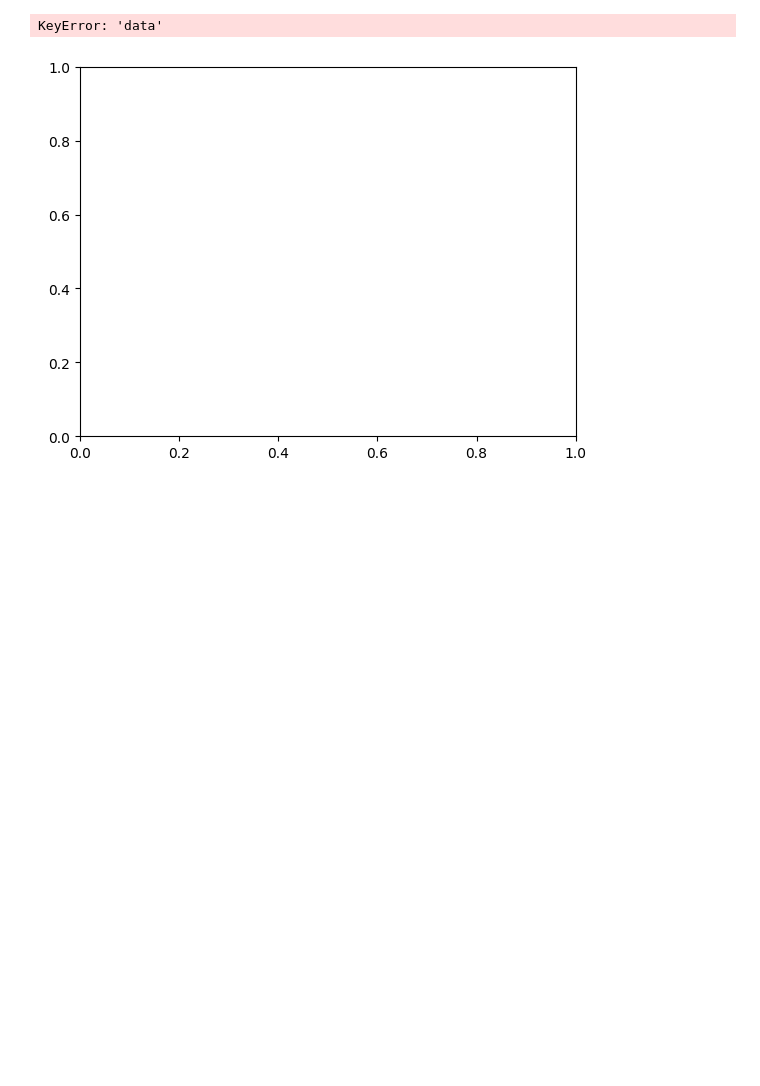
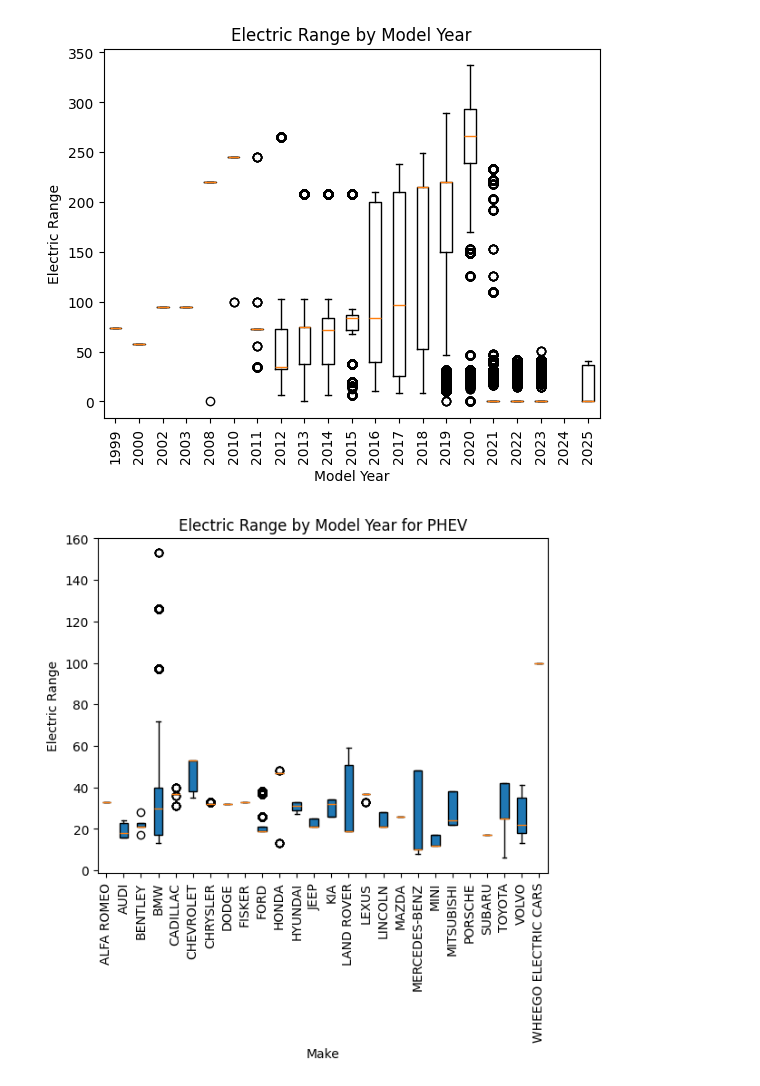
Before and after one commit to denper19/electric_vehicle_analysis, a Jupyter notebook: visual.ipynb, the cells around one changed output. Drawn from its saved outputs; the diff is of its cells as text; code cells hidden in the pictures; blank space fills up the shorter version.

```diff
--- a/visual.ipynb
+++ b/visual.ipynb
@@ -90,7 +116,6 @@ class DatasetHandler:
         """
         pass
 # %%
-from dataset_handler import DatasetHandler
 
 handler = DatasetHandler("Electric_Vehicle_Population_Data.csv")
 handler.clean_dataset()
@@ -109,6 +134,26 @@ boxplot_data = {
     'x': yearly,
     'y': years
 }
+
+ev_boxplot = []
+for e, battery_type in enumerate(['PHEV', 'BEV'], start=1):
+
+    # Filter the DataFrame for the current battery_type
+    filtered_data = handler._df[handler._df['Electric Vehicle Type'] == battery_type]
+
+    # Get unique makes and prepare data for box plot
+    makes = sorted(filtered_data['Make'].unique())
+    electric_ranges = [filtered_data[filtered_data['Make'] == make]['Electric Range'] for make in makes]
+
+    # Create the box plot
+    ev_data = {
+        'xlabel': 'Make',
+        'ylabel': 'Electric Range',
+        'title' : f'Electric Range by Model Year for {battery_type}',
+        'x': electric_ranges,
+        'y': makes
+    }
+    ev_boxplot.append(ev_data)
 
 # displays the makes and the number of cars in each section
 maker_data = {
@@ -134,13 +179,20 @@ car_type = {
     'x': handler._df['Electric Vehicle Type'].value_counts().head(10).to_list()
 }
 
-# print(handler._df['Electric Vehicle Type'].value_counts().head(10).to_list())
+eligibility = {
+    'title' : 'Clean Alternative Fuel Vehicle (CAFV) Eligibility',
+    'y': handler._df['Clean Alternative Fuel Vehicle (CAFV) Eligibility'].value_counts().head(10).index.to_list(),
+    'x': handler._df['Clean Alternative Fuel Vehicle (CAFV) Eligibility'].value_counts().head(10).to_list()
+}
 # %%
 handler._plot = True
-handler.create_boxplot(boxplot_data)
+handler.create_boxplot(data=boxplot_data)
+handler.create_boxplot(data=ev_boxplot[0], patch_artist=True)
+handler.create_boxplot(data=ev_boxplot[1], patch_artist=True)
+handler.create_barplot(maker_data)
 handler.create_barplot(model_data)
-handler.create_barplot(maker_data)
 handler.create_piechart(car_type)
+handler.create_piechart(eligibility)
 # %% [output]
-KeyError: 'data'
-[figure, old version]
+[figure, new version]
+[figure, added]
```
Also changed, not shown: parts of 2 cells of this notebook, 1 other file.
